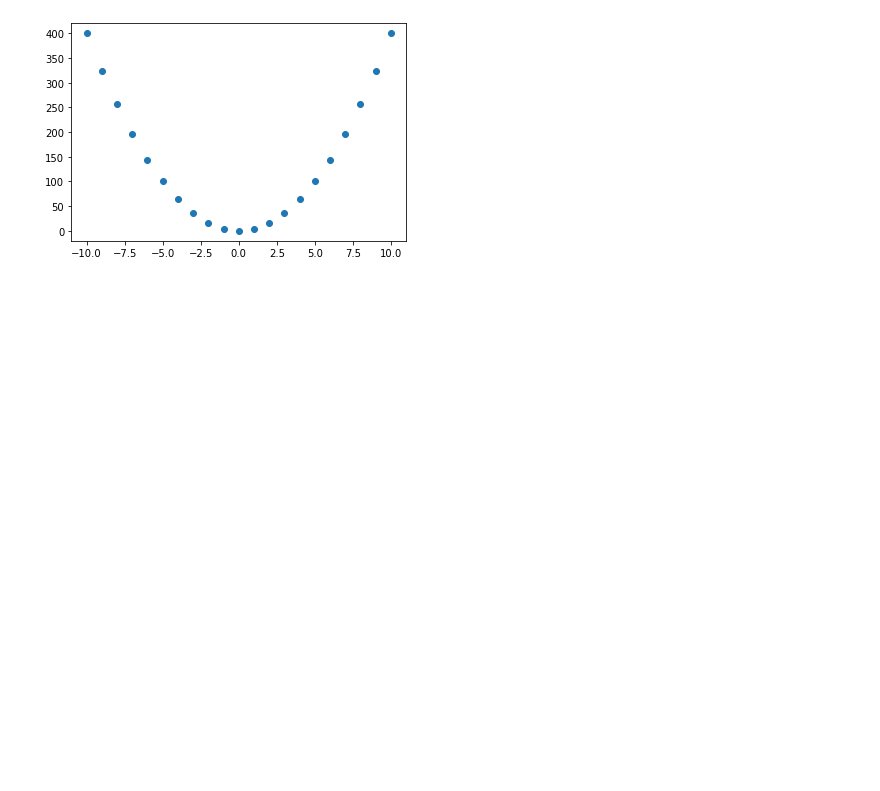
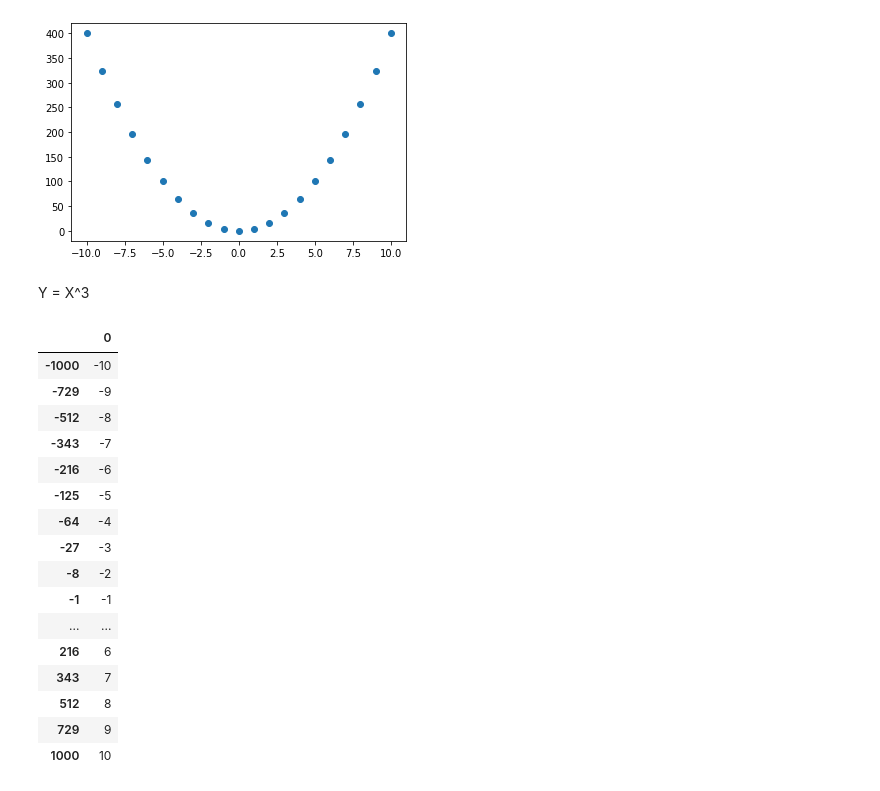
Before and after one commit to kenyihq/math-exercise, a Jupyter notebook: exercise.ipynb, the cells around one changed output. Drawn from its saved outputs; the diff is of its cells as text; code cells hidden in the pictures; blank space fills up the shorter version.

```diff
--- a/exercise.ipynb
+++ b/exercise.ipynb
@@ -103,3 +104,29 @@ plt.scatter(x,y)
 # %% [output]
 <matplotlib.collections.PathCollection at 0x...>
 [figure]
+# %% [markdown]
+Y = X^3
+# %%
+# Ya tenemos declarado la variable independiente X,
+y = x**3
+
+# Tabulación
+pd.DataFrame(x,y)
+# %% [output]
+|  | 0 |
+| -1000 | -10 |
+| -729 | -9 |
+| -512 | -8 |
+| -343 | -7 |
+| -216 | -6 |
+| -125 | -5 |
+| -64 | -4 |
+| -27 | -3 |
+| -8 | -2 |
+| -1 | -1 |
+| ... | ... |
+| 216 | 6 |
+| 343 | 7 |
+| 512 | 8 |
+| 729 | 9 |
+| 1000 | 10 |
```
Also changed, not shown: parts of 2 cells of this notebook.
